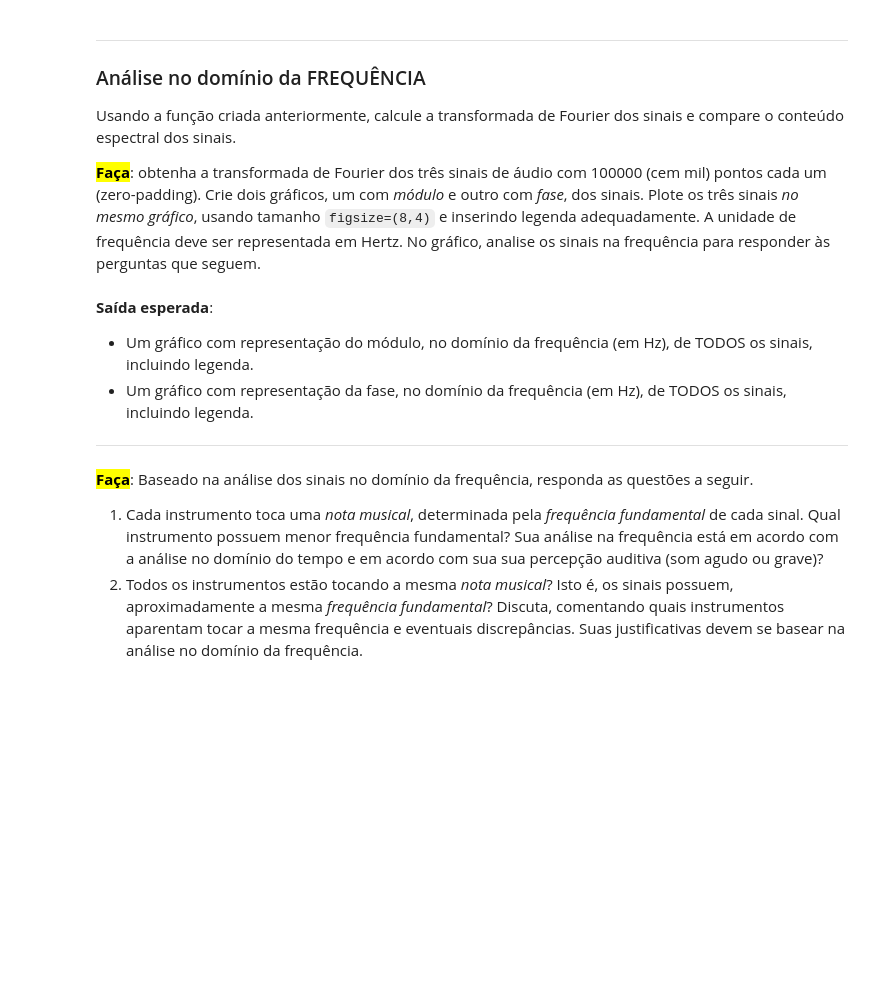
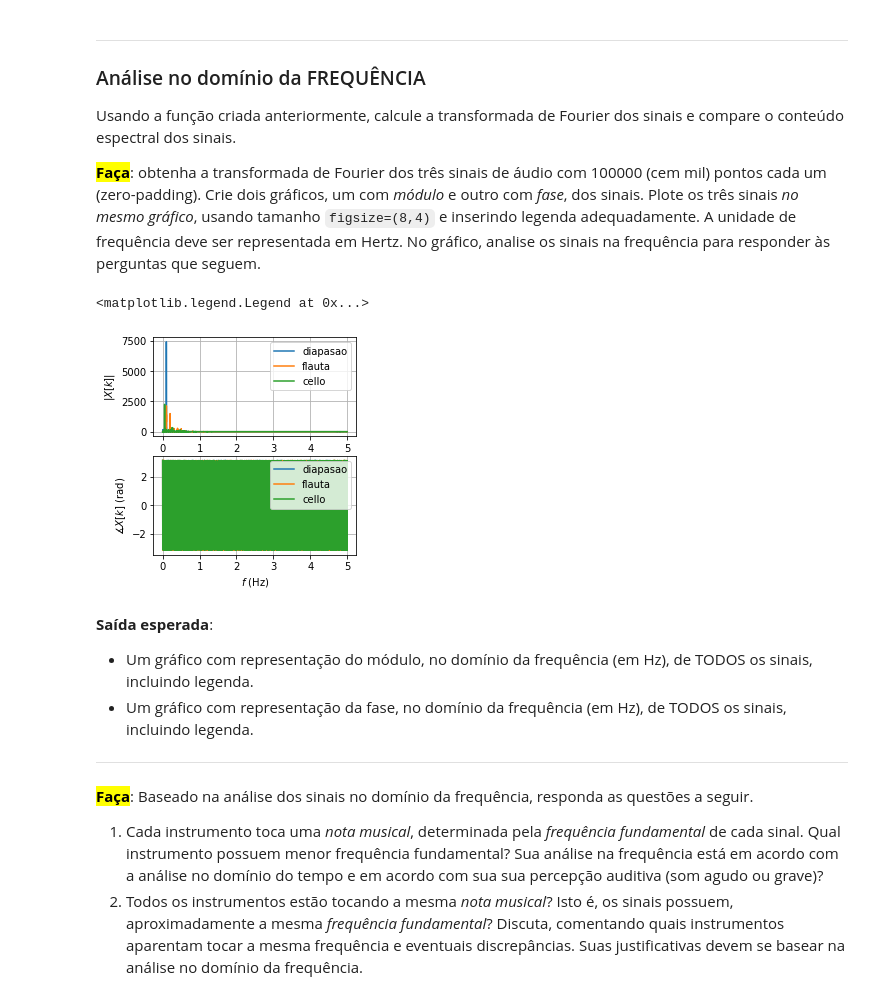
Before and after one commit to iurykischka/Proc.-de-sinais, a Jupyter notebook: Ex/Ex02_FFT_IURY.ipynb, the cells around one changed output. Cells and saved outputs as stored; diff of their text form; code cells hidden in the pictures; blank space fills up the shorter version.

```diff
--- a/Ex/Ex02_FFT_IURY.ipynb
+++ b/Ex/Ex02_FFT_IURY.ipynb
@@ -80,7 +80,7 @@ from scipy.fft import fft
 
 ### SEU CÓDIGO COMEÇA AQUI ### (≈ 8 linhas de código)
 
-def fourier(x, t, Hz, dB=False, deg=False, Nfft=None):
+def fourier(x, t, Hz=False, dB=False, deg=False, Nfft=None):
 
     N = len(x)
     T = t1[1] - t1[0]
@@ -107,7 +107,7 @@ def fourier(x, t, Hz, dB=False, deg=False, Nfft=None):
     if dB == True:
       mag = 20*np.log10(np.abs(X_f)) #modulo no dominio da frequencia em dB
     else:
-      mag = (np.abs(X_f)) #modulo no dominio da frequencia em dB
+      mag = np.abs(X_f) #modulo no dominio da frequencia em dB
 
     if deg == True:
       pha = np.angle(X_f, deg=1) #fase no dominio da frequencia
@@ -249,3 +262,53 @@ Usando a função criada anteriormente, calcule a transformada de Fourier dos si
+# %%
+### SEU CÓDIGO COMEÇA AQUI ### (≈ 25 linhas de código)
+
+mag1, pha1, f1 = fourier(diapasao, tempo, Hz=True, dB=False, deg=False, Nfft=100000)
+plt.figure(figsize=(8,4)) #coloca figura para plotagem do grafico
+plt.subplot(221) #define primeira area de plotagem
+plt.plot(f1, mag1) #plota magnitude em função da frequência
+plt.ylabel("$|X[k]|$") #label do eixo y
+plt.grid(1); #grid
+plt.subplot(223) #define segunda area de plotagem
+plt.ylabel("$\measuredangle X[k]$ (rad)") #label eixo y
+plt.xlabel("$f$ (Hz)") #label eixo x pros dois
+plt.plot(f1, pha1) #plota fase pela frequencia
+plt.grid(1);
+
+
+mag1, pha1, f1 = fourier(flauta, tempo, Hz=True, dB=False, deg=False, Nfft=100000)
+
+plt.subplot(221)
+plt.plot(f1, mag1)
+plt.ylabel("$|X[k]|$")
+plt.grid(1);
+plt.subplot(223)
+plt.ylabel("$\measuredangle X[k]$ (rad)")
+plt.xlabel("$f$ (Hz)")
+plt.plot(f1, pha1)
+plt.grid(1);  #considerar mesmos comentarios
+
+mag1, pha1, f1 = fourier(cello, tempo, Hz=True, dB=False, deg=False, Nfft=100000)
+
+
+plt.subplot(221)
+plt.plot(f1, mag1)
+##plt.xlim(0,(np.pi/50))
+plt.legend(['diapasao', 'flauta', 'cello'], loc=1)
+plt.ylabel("$|X[k]|$")
+plt.grid(1);
+plt.subplot(223)
+plt.ylabel("$\measuredangle X[k]$ (rad)")
+plt.xlabel("$f$ (Hz)")
+plt.plot(f1, pha1)
+plt.grid(1);  #considerar mesmos comentarios
+
+plt.legend(['diapasao', 'flauta', 'cello'], loc=1)
+
+
+### FIM DO CÓDIGO ###
+# %% [output]
+<matplotlib.legend.Legend at 0x...>
+[figure, added]
 # %% [markdown]
 **Saída esperada**:
 - Um gráfico com representação do módulo, no domínio da frequência (em Hz), de TODOS os sinais, incluindo legenda.
```
Also changed, not shown: parts of 9 cells of this notebook.
